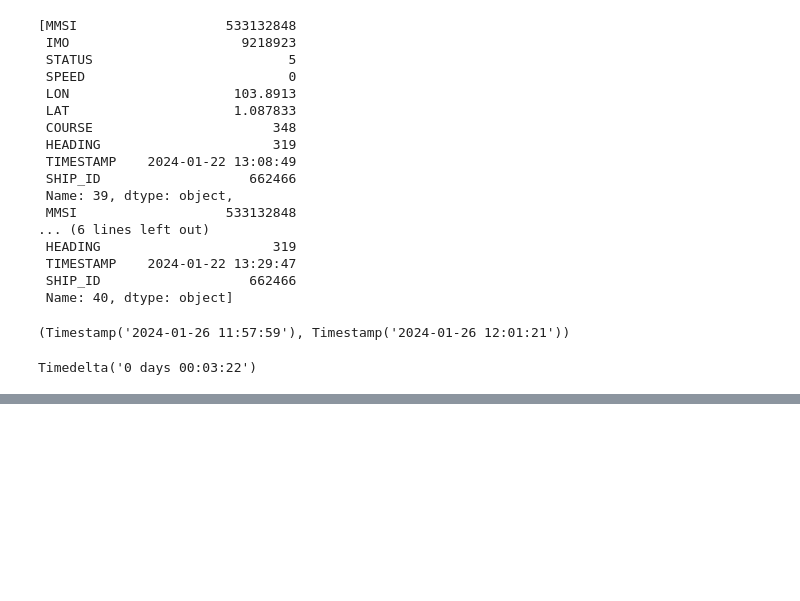
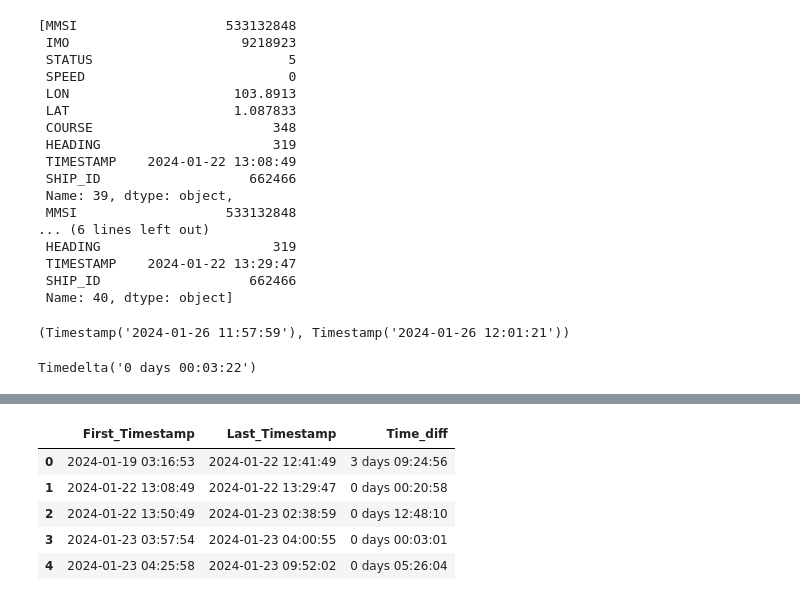
Before and after one commit to RegmiYogesh/100-Days-ofML-and-DL, a Jupyter notebook: fiverr_ship.ipynb, the cells around one changed output, grey strips where cells are left out. Cells and saved outputs as stored; diff of their text form; code cells hidden in the pictures; blank space fills up the shorter version.

```diff
--- a/fiverr_ship.ipynb
+++ b/fiverr_ship.ipynb
@@ -75,10 +78,19 @@ for index, row in df.iterrows():
     # Update previous values
     prev_lat, prev_lon = curr_lat, curr_lon
     prev_timestamp = curr_timestamp
-
+x=[]
+y=[]
 # Print daily distances
 for date, distance in daily_distance.items():
+    x.append(date)
+    y.append(distance)
     print(f"Date: {date}, Distance Traveled: {distance:.3f} km")
+#create new df
+df = pd.DataFrame({'Date':x,'Distance':y})
+# Define the output file path
+output = 'Datedistance_data.csv'
+
+df.to_csv(output, sep=',')
 # %% [output]
 Date: 2024-01-19, Distance Traveled: 0.546 km
 Date: 2024-01-21, Distance Traveled: 0.461 km
@@ -187,6 +205,13 @@ Timedelta('0 days 00:03:22')
 # %%
+a=[]
+b=[]
+d=[]
 for group in groups:
     last_timestamp = pd.to_datetime(group[-1]['TIMESTAMP'])
     first_timestamp = pd.to_datetime(group[0]['TIMESTAMP'])
-    print(last_timestamp-first_timestamp)
+    time_diff = last_timestamp - first_timestamp
+    a.append(first_timestamp)
+    b.append(last_timestamp)
+    d.append(time_diff)
+    print(first_timestamp, last_timestamp, time_diff)
 # %% [output]
@@ -209,0 +241,12 @@ for group in groups:
+# %%
+#create new df
+df = pd.DataFrame({'First_Timestamp':a,'Last_Timestamp':b,'Time_diff':d})
+# %%
+df.head()
+# %% [output]
+|  | First_Timestamp | Last_Timestamp | Time_diff |
+| 0 | 2024-01-19 03:16:53 | 2024-01-22 12:41:49 | 3 days 09:24:56 |
+| 1 | 2024-01-22 13:08:49 | 2024-01-22 13:29:47 | 0 days 00:20:58 |
+| 2 | 2024-01-22 13:50:49 | 2024-01-23 02:38:59 | 0 days 12:48:10 |
+| 3 | 2024-01-23 03:57:54 | 2024-01-23 04:00:55 | 0 days 00:03:01 |
+| 4 | 2024-01-23 04:25:58 | 2024-01-23 09:52:02 | 0 days 05:26:04 |
```
Also changed, not shown: parts of 6 cells of this notebook, 2 other files.
